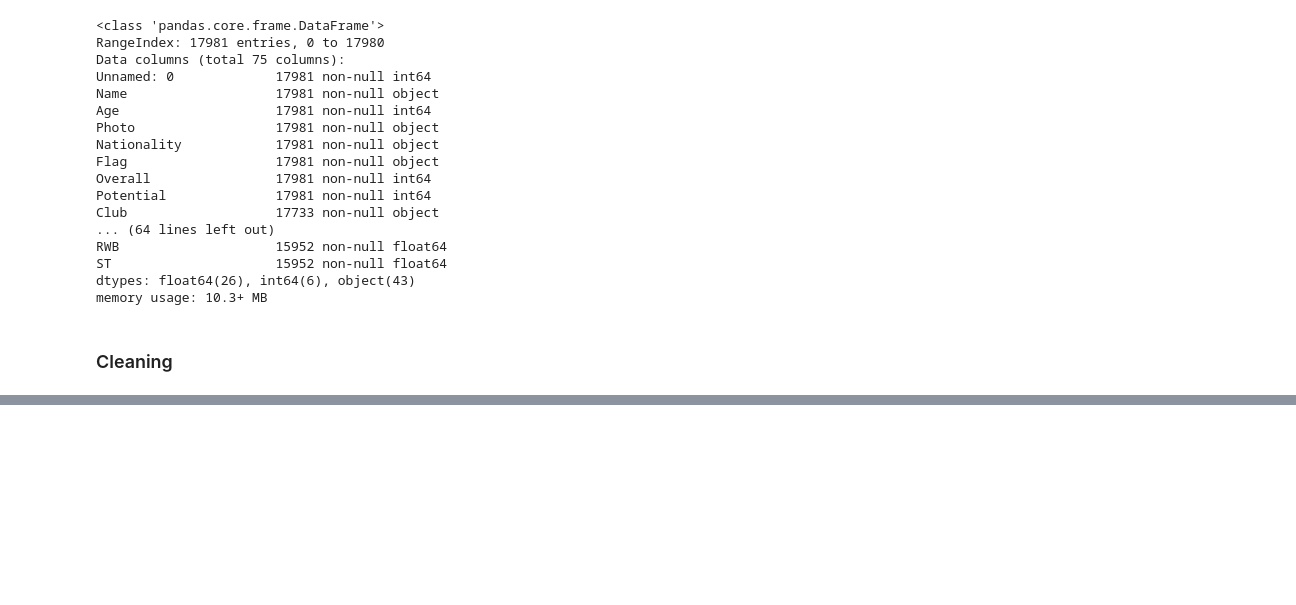
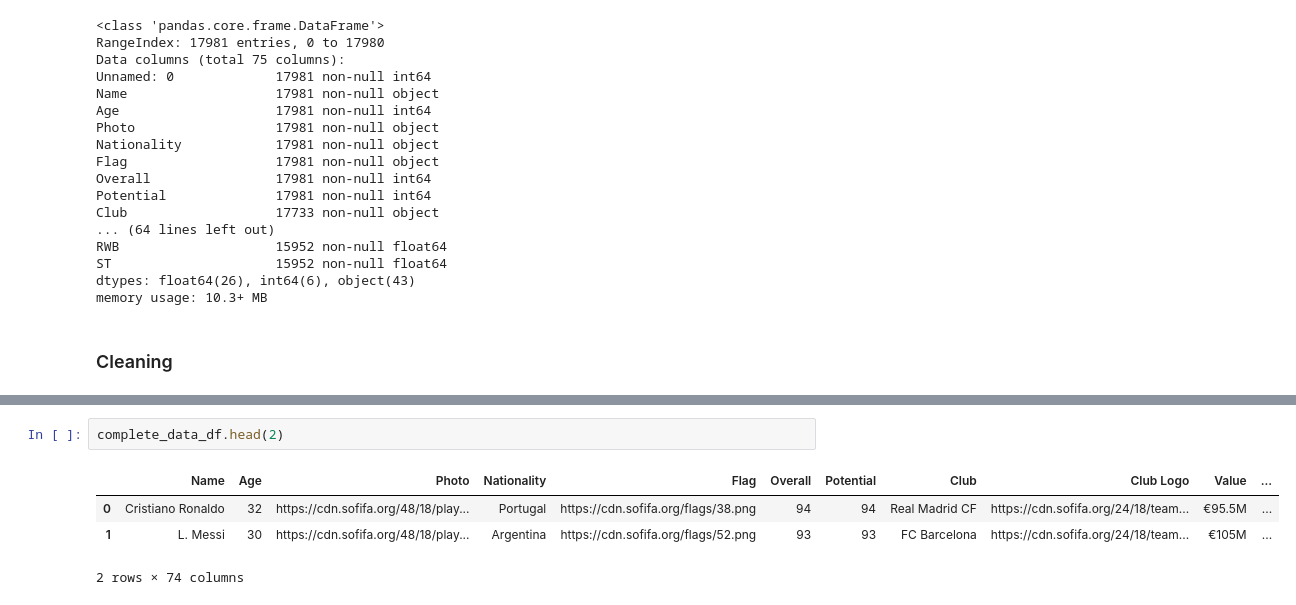
Before and after one commit to rohit-yadav/fifa-18, a Jupyter notebook: fifa18.ipynb, the cells around one changed output, grey strips where cells are left out. Cells and saved outputs as stored; diff of their text form; blank space fills up the shorter version.

```diff
--- a/fifa18.ipynb
+++ b/fifa18.ipynb
@@ -177,0 +213,7 @@ memory usage: 10.3+ MB
+# %%
+complete_data_df.head(2)
+# %% [output]
+|  | Name | Age | Photo | Nationality | Flag | Overall | Potential | Club | Club Logo | Value | ... |
+| 0 | Cristiano Ronaldo | 32 | https://cdn.sofifa.org/48/18/play... | Portugal | https://cdn.sofifa.org/flags/38.png | 94 | 94 | Real Madrid CF | https://cdn.sofifa.org/24/18/team... | €95.5M | ... |
+| 1 | L. Messi | 30 | https://cdn.sofifa.org/48/18/play... | Argentina | https://cdn.sofifa.org/flags/52.png | 93 | 93 | FC Barcelona | https://cdn.sofifa.org/24/18/team... | €105M | ... |
+2 rows × 74 columns
```
Also changed, not shown: parts of 6 cells of this notebook, 2 other files.
